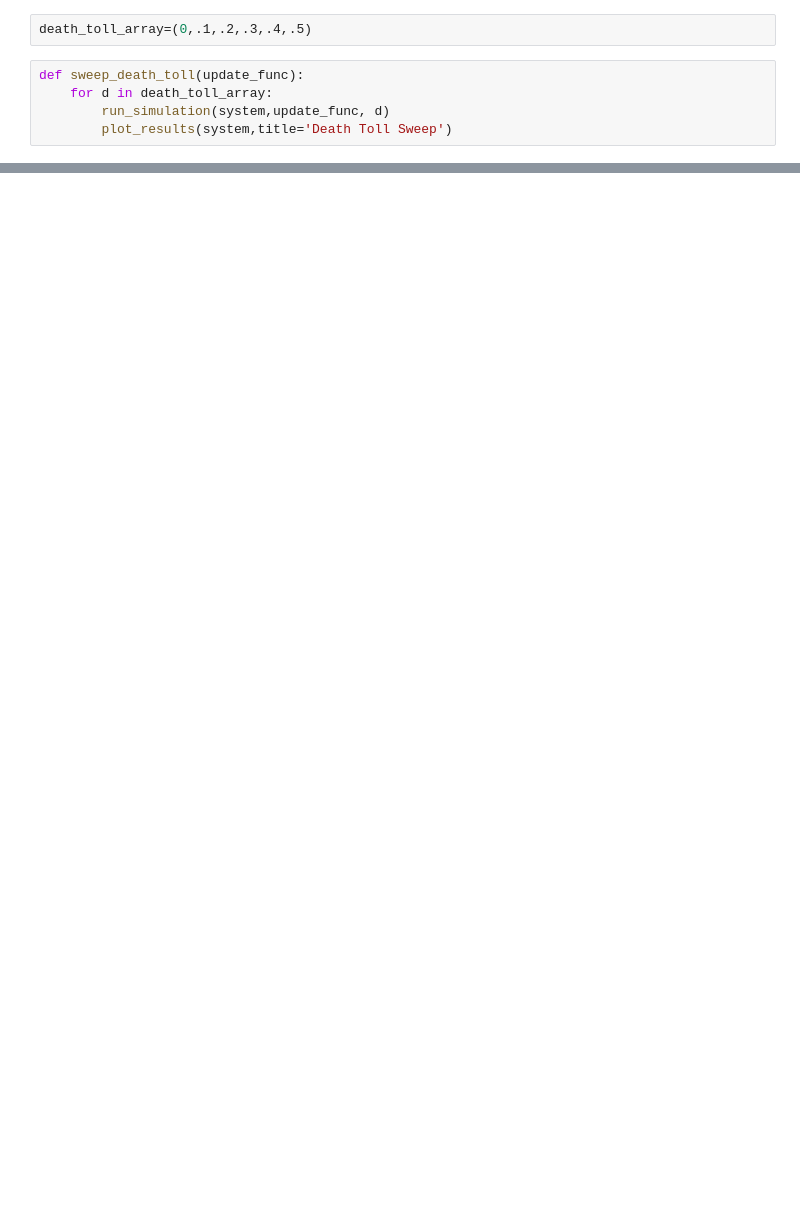
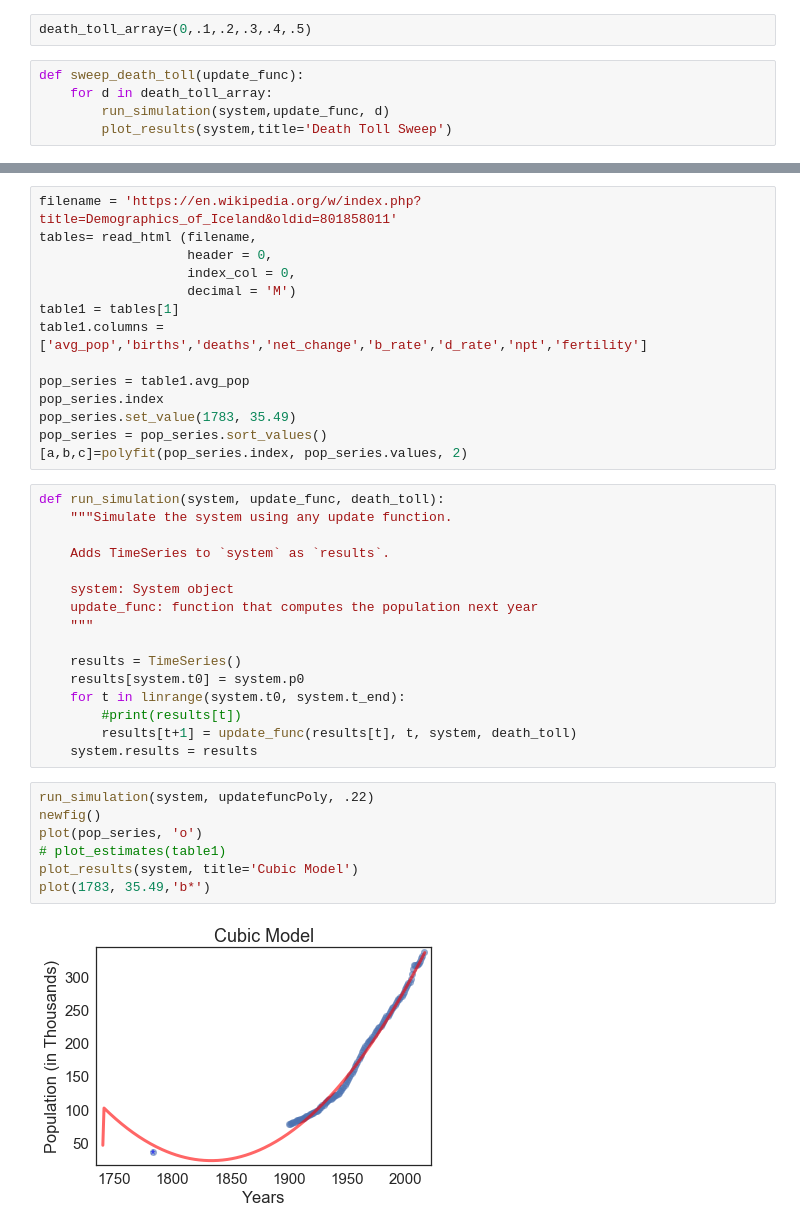
Before and after one commit to mayacalabria/ModSimPy, a Jupyter notebook: code/volcanos.ipynb, the cells around one changed output, grey strips where cells are left out. Saved outputs shown, nothing was run; the diff lists cells and outputs as text; blank space fills up the shorter version.

```diff
--- a/code/volcanos.ipynb
+++ b/code/volcanos.ipynb
@@ -116,0 +211,39 @@ sweep_death_toll(update_funcQ)
+# %%
+filename = 'https://en.wikipedia.org/w/index.php?title=Demographics_of_Iceland&oldid=801858011'
+tables= read_html (filename,
+                   header = 0,
+                   index_col = 0,
+                   decimal = 'M')
+table1 = tables[1]
+table1.columns = ['avg_pop','births','deaths','net_change','b_rate','d_rate','npt','fertility']
+
+pop_series = table1.avg_pop
+pop_series.index
+pop_series.set_value(1783, 35.49)
+pop_series = pop_series.sort_values()
+[a,b,c]=polyfit(pop_series.index, pop_series.values, 2)
+# %%
+def run_simulation(system, update_func, death_toll):
+    """Simulate the system using any update function.
+
+    Adds TimeSeries to `system` as `results`.
+
+    system: System object
+    update_func: function that computes the population next year
+    """
+
+    results = TimeSeries()
+    results[system.t0] = system.p0
+    for t in linrange(system.t0, system.t_end):
+        #print(results[t])
+        results[t+1] = update_func(results[t], t, system, death_toll)
+    system.results = results
+# %%
+run_simulation(system, updatefuncPoly, .22)
+newfig()
+plot(pop_series, 'o')
+# plot_estimates(table1)
+plot_results(system, title='Cubic Model')
+plot(1783, 35.49,'b*')
+# %% [output]
+[figure, added]
```
Also changed, not shown: parts of 25 cells of this notebook.
